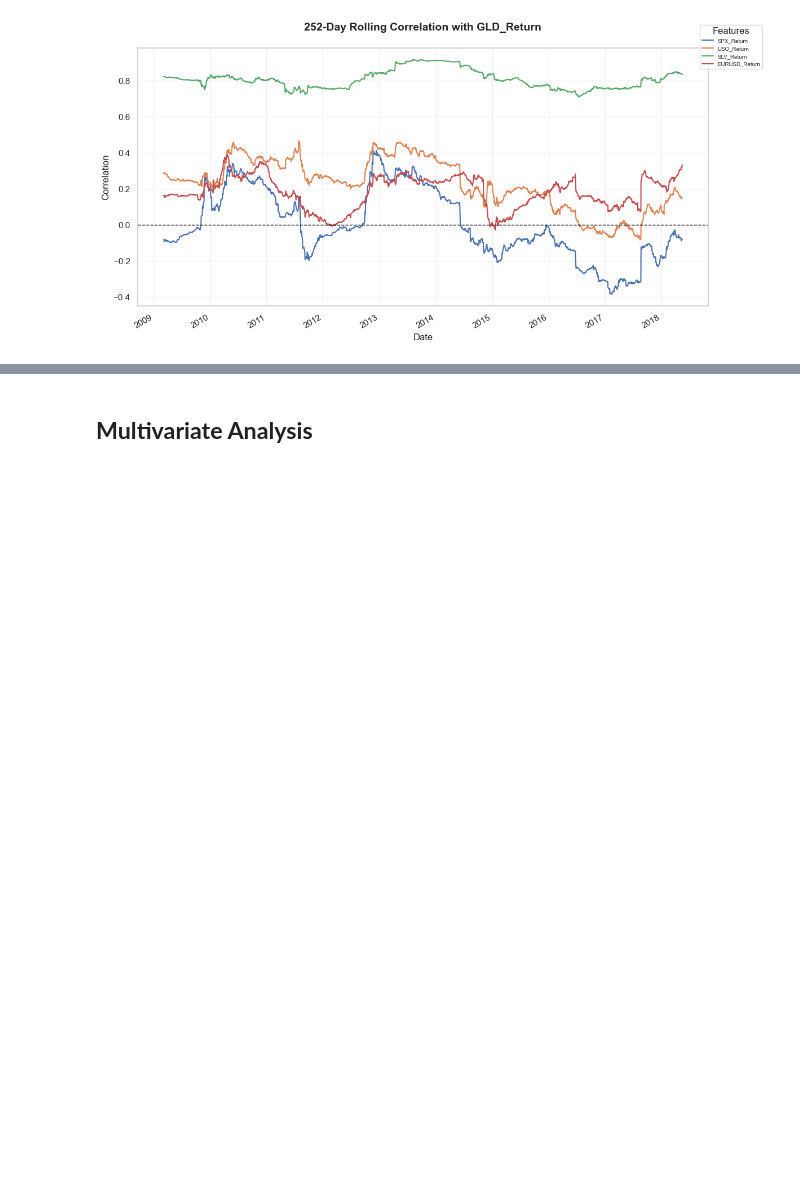
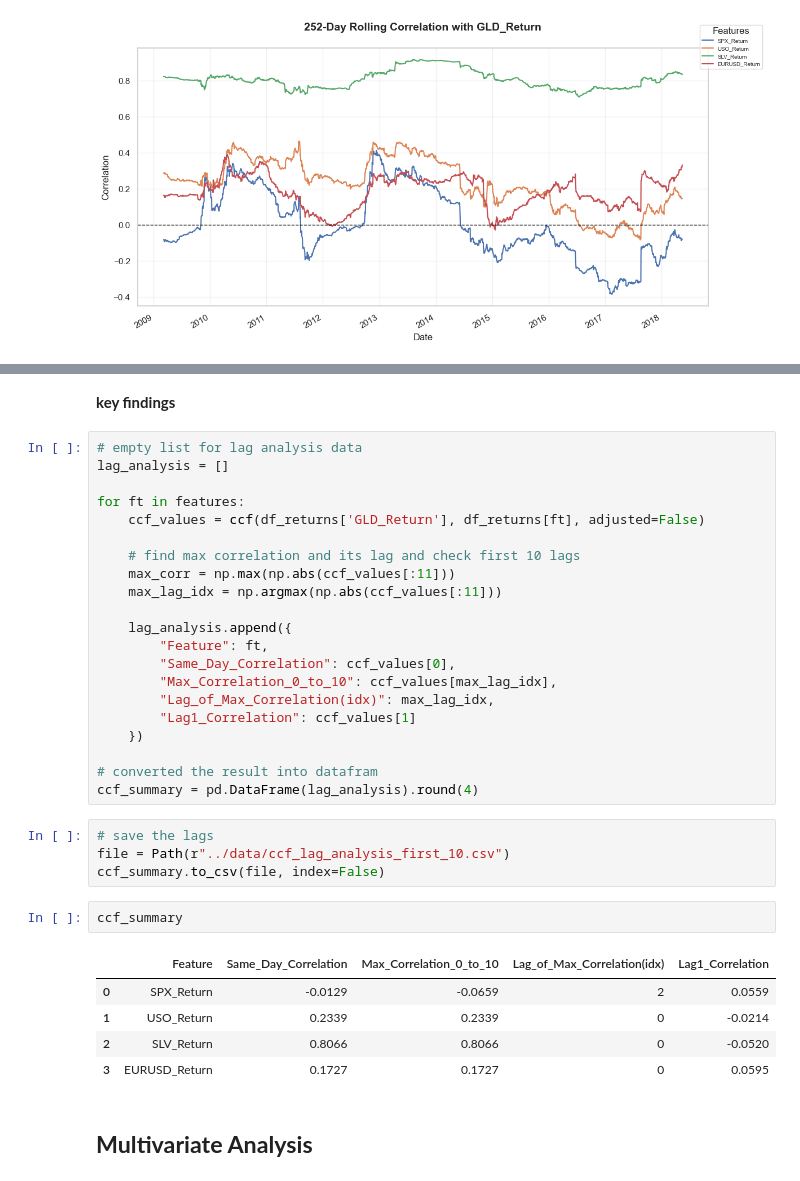
Before and after one commit to tshihab07/gold-price-forecasting, a Jupyter notebook: notebookes/dataPreprocessing.ipynb, the cells around one changed output, grey strips where cells are left out. Saved outputs shown, nothing was run; the diff lists cells and outputs as text; blank space fills up the shorter version.

Commit message:
feat: implement CCF lag analysis and export summary to CSV

```diff
--- a/notebookes/dataPreprocessing.ipynb
+++ b/notebookes/dataPreprocessing.ipynb
@@ -743,3 +784,38 @@ plt.show()
+# %% [markdown]
+**key findings**
+# %%
+# empty list for lag analysis data
+lag_analysis = []
+
+for ft in features:
+    ccf_values = ccf(df_returns['GLD_Return'], df_returns[ft], adjusted=False)
+
+    # find max correlation and its lag and check first 10 lags
+    max_corr = np.max(np.abs(ccf_values[:11]))
+    max_lag_idx = np.argmax(np.abs(ccf_values[:11]))
+
+    lag_analysis.append({
+        "Feature": ft,
+        "Same_Day_Correlation": ccf_values[0],
+        "Max_Correlation_0_to_10": ccf_values[max_lag_idx],
+        "Lag_of_Max_Correlation(idx)": max_lag_idx,
+        "Lag1_Correlation": ccf_values[1]
+    })
+
+# converted the result into datafram
+ccf_summary = pd.DataFrame(lag_analysis).round(4)
+# %%
+# save the lags
+file = Path(r"../data/ccf_lag_analysis_first_10.csv")
+ccf_summary.to_csv(file, index=False)
+# %%
+ccf_summary
+# %% [output]
+|  | Feature | Same_Day_Correlation | Max_Correlation_0_to_10 | Lag_of_Max_Correlation(idx) | Lag1_Correlation |
+| 0 | SPX_Return | -0.0129 | -0.0659 | 2 | 0.0559 |
+| 1 | USO_Return | 0.2339 | 0.2339 | 0 | -0.0214 |
+| 2 | SLV_Return | 0.8066 | 0.8066 | 0 | -0.0520 |
+| 3 | EURUSD_Return | 0.1727 | 0.1727 | 0 | 0.0595 |
 # %% [markdown]
 ## **Multivariate Analysis**
 # %% [markdown]
```
Also changed, not shown: parts of 2 cells of this notebook.
